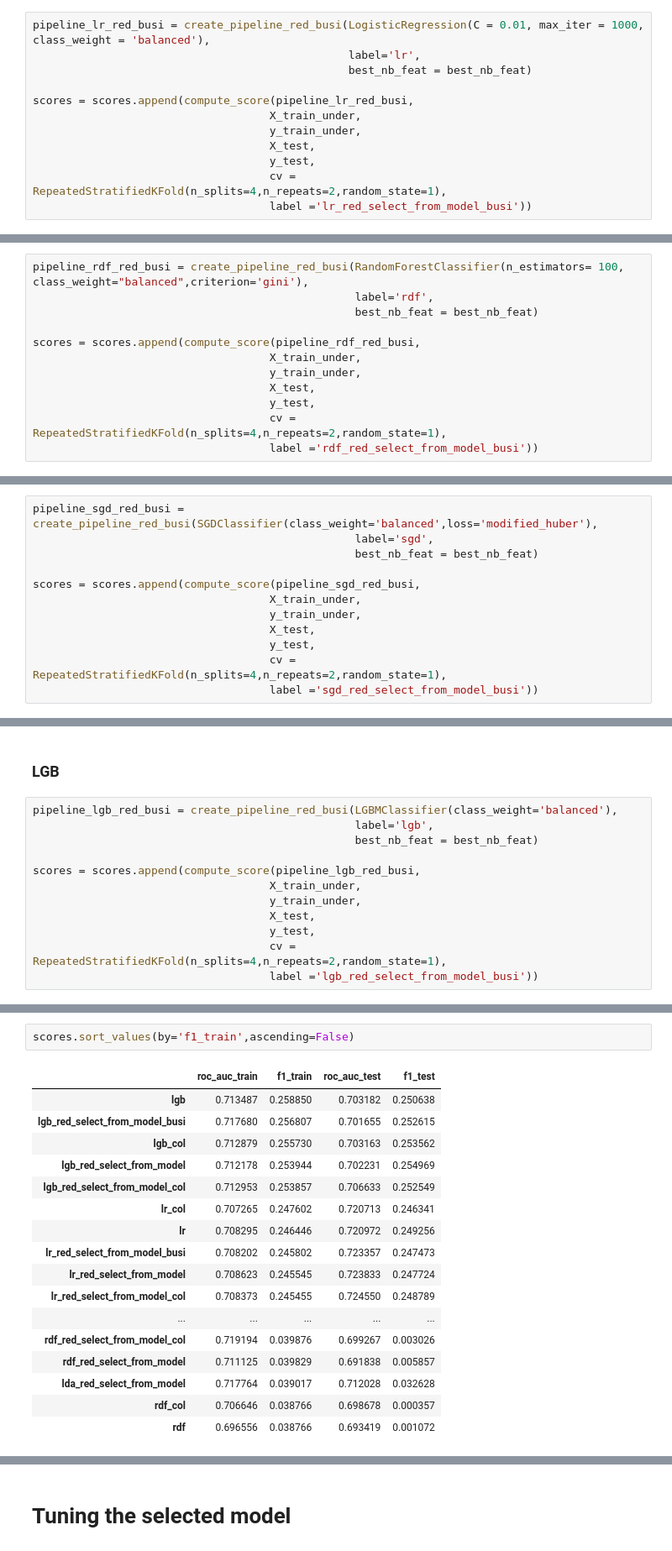
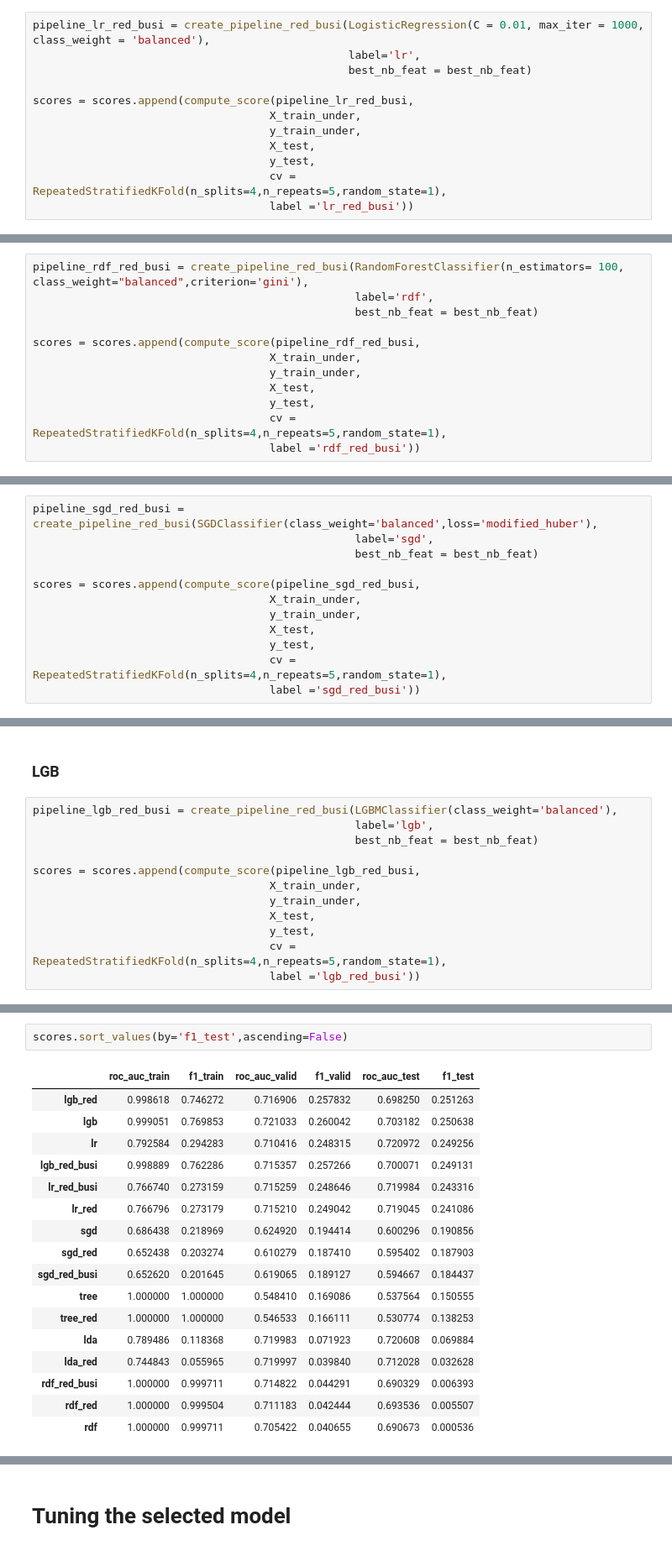
Before and after one commit to yhereng/OpenClassrooms, a Jupyter notebook: OC-P4/Projet 4 - Construisez un modèle de scoring.ipynb, the cells around one changed output, grey strips where cells are left out. Shown at 84% size. Cells and saved outputs as stored; diff of their text form.

```diff
--- a/OC-P4/Projet 4 - Construisez un modèle de scoring.ipynb
+++ b/OC-P4/Projet 4 - Construisez un modèle de scoring.ipynb
@@ -1149,7 +1168,7 @@ scores = scores.append(compute_score(pipeline_lr_red_busi,
                                     y_train_under,
                                     X_test,
                                     y_test,
-                                    cv = RepeatedStratifiedKFold(n_splits=4,n_repeats=2,random_state=1),
-                                    label ='lr_red_select_from_model_busi'))
+                                    cv = RepeatedStratifiedKFold(n_splits=4,n_repeats=5,random_state=1),
+                                    label ='lr_red_busi'))
 # %%
 selected_features = features_busi[pipeline_lr_red_busi.named_steps['feature_selection'].get_support()]
@@ -1169,8 +1188,8 @@ scores = scores.append(compute_score(pipeline_rdf_red_busi,
                                     y_train_under,
                                     X_test,
                                     y_test,
-                                    cv = RepeatedStratifiedKFold(n_splits=4,n_repeats=2,random_state=1),
-                                    label ='rdf_red_select_from_model_busi'))
+                                    cv = RepeatedStratifiedKFold(n_splits=4,n_repeats=5,random_state=1),
+                                    label ='rdf_red_busi'))
 # %%
 selected_features = features_busi[pipeline_rdf_red_busi.named_steps['feature_selection'].get_support()]
 A = features_importance_rdf(pipeline_rdf_red_busi.named_steps['estimator'],selected_features,plot=True,n_features_cum=40)
@@ -1189,8 +1208,8 @@ scores = scores.append(compute_score(pipeline_sgd_red_busi,
                                     y_train_under,
                                     X_test,
                                     y_test,
-                                    cv = RepeatedStratifiedKFold(n_splits=4,n_repeats=2,random_state=1),
-                                    label ='sgd_red_select_from_model_busi'))
+                                    cv = RepeatedStratifiedKFold(n_splits=4,n_repeats=5,random_state=1),
+                                    label ='sgd_red_busi'))
 # %%
 selected_features = features_busi[pipeline_sgd_red_busi.named_steps['feature_selection'].get_support()]
 A = features_importance_lg(pipeline_sgd_red_busi.named_steps['estimator'],selected_features,plot=True,n_features_cum=50)
@@ -1209,7 +1228,7 @@ scores = scores.append(compute_score(pipeline_lgb_red_busi,
                                     y_train_under,
                                     X_test,
                                     y_test,
-                                    cv = RepeatedStratifiedKFold(n_splits=4,n_repeats=2,random_state=1),
-                                    label ='lgb_red_select_from_model_busi'))
+                                    cv = RepeatedStratifiedKFold(n_splits=4,n_repeats=5,random_state=1),
+                                    label ='lgb_red_busi'))
 # %%
 selected_features = features_busi[pipeline_lgb_red_busi.named_steps['feature_selection'].get_support()]
@@ -1220,20 +1239,20 @@ A = features_importance_rdf(pipeline_lgb_red_busi.named_steps['estimator'],selec
 # %%
-scores.sort_values(by='f1_train',ascending=False)
+scores.sort_values(by='f1_test',ascending=False)
 # %% [output]
-|  | roc_auc_train | f1_train | roc_auc_test | f1_test |
-| lgb | 0.713487 | 0.258850 | 0.703182 | 0.250638 |
-| lgb_red_select_from_model_busi | 0.717680 | 0.256807 | 0.701655 | 0.252615 |
-| lgb_col | 0.712879 | 0.255730 | 0.703163 | 0.253562 |
-| lgb_red_select_from_model | 0.712178 | 0.253944 | 0.702231 | 0.254969 |
-| lgb_red_select_from_model_col | 0.712953 | 0.253857 | 0.706633 | 0.252549 |
-| lr_col | 0.707265 | 0.247602 | 0.720713 | 0.246341 |
-| lr | 0.708295 | 0.246446 | 0.720972 | 0.249256 |
-| lr_red_select_from_model_busi | 0.708202 | 0.245802 | 0.723357 | 0.247473 |
-| lr_red_select_from_model | 0.708623 | 0.245545 | 0.723833 | 0.247724 |
-| lr_red_select_from_model_col | 0.708373 | 0.245455 | 0.724550 | 0.248789 |
-| ... | ... | ... | ... | ... |
-| rdf_red_select_from_model_col | 0.719194 | 0.039876 | 0.699267 | 0.003026 |
-| rdf_red_select_from_model | 0.711125 | 0.039829 | 0.691838 | 0.005857 |
-| lda_red_select_from_model | 0.717764 | 0.039017 | 0.712028 | 0.032628 |
-| rdf_col | 0.706646 | 0.038766 | 0.698678 | 0.000357 |
-| rdf | 0.696556 | 0.038766 | 0.693419 | 0.001072 |
+|  | roc_auc_train | f1_train | roc_auc_valid | f1_valid | roc_auc_test | f1_test |
+| lgb_red | 0.998618 | 0.746272 | 0.716906 | 0.257832 | 0.698250 | 0.251263 |
+| lgb | 0.999051 | 0.769853 | 0.721033 | 0.260042 | 0.703182 | 0.250638 |
+| lr | 0.792584 | 0.294283 | 0.710416 | 0.248315 | 0.720972 | 0.249256 |
+| lgb_red_busi | 0.998889 | 0.762286 | 0.715357 | 0.257266 | 0.700071 | 0.249131 |
+| lr_red_busi | 0.766740 | 0.273159 | 0.715259 | 0.248646 | 0.719984 | 0.243316 |
+| lr_red | 0.766796 | 0.273179 | 0.715210 | 0.249042 | 0.719045 | 0.241086 |
+| sgd | 0.686438 | 0.218969 | 0.624920 | 0.194414 | 0.600296 | 0.190856 |
+| sgd_red | 0.652438 | 0.203274 | 0.610279 | 0.187410 | 0.595402 | 0.187903 |
+| sgd_red_busi | 0.652620 | 0.201645 | 0.619065 | 0.189127 | 0.594667 | 0.184437 |
+| tree | 1.000000 | 1.000000 | 0.548410 | 0.169086 | 0.537564 | 0.150555 |
+| tree_red | 1.000000 | 1.000000 | 0.546533 | 0.166111 | 0.530774 | 0.138253 |
+| lda | 0.789486 | 0.118368 | 0.719983 | 0.071923 | 0.720608 | 0.069884 |
+| lda_red | 0.744843 | 0.055965 | 0.719997 | 0.039840 | 0.712028 | 0.032628 |
+| rdf_red_busi | 1.000000 | 0.999711 | 0.714822 | 0.044291 | 0.690329 | 0.006393 |
+| rdf_red | 1.000000 | 0.999504 | 0.711183 | 0.042444 | 0.693536 | 0.005507 |
+| rdf | 1.000000 | 0.999711 | 0.705422 | 0.040655 | 0.690673 | 0.000536 |
```
Also changed, not shown: parts of 54 cells of this notebook.
